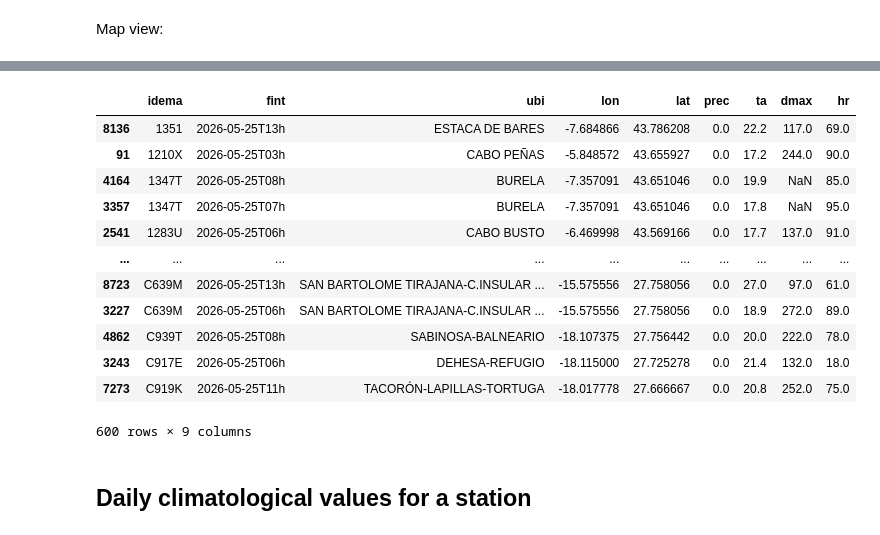
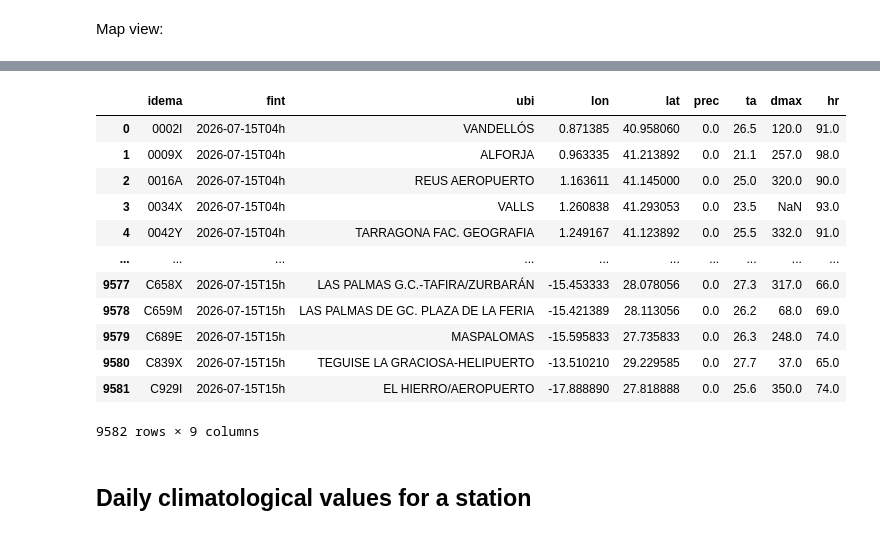
Before and after one commit to reddgr/energy-price-forecasting-in-power-grids, a Jupyter notebook: notebooks/04_AEMET_OpenData.ipynb, the cells around one changed output, grey strips where cells are left out. Drawn from its saved outputs; the diff is of its cells as text; code cells hidden in the pictures.

```diff
--- a/notebooks/04_AEMET_OpenData.ipynb
+++ b/notebooks/04_AEMET_OpenData.ipynb
@@ -198,19 +198,23 @@ ta: Temperatura instantánea del aire correspondiente a la fecha dada por 'fint'
 dmax: Dirección del viento máximo registrado en los 60 minutos anteriores a la hora indicada por 'fint' (grados)
 hr: Humedad relativa instantánea del aire correspondiente a la fecha dada por 'fint' (%)
 # %%
-N_OBS = 600
 observations_df = pd.DataFrame(observations)
 today_date = datetime.now().strftime("%Y%m%d")
 observations_df.to_csv(os.path.join(CSV_DIR, f"current_observations_{today_date}.csv"), index=False)
 fint_dt = pd.to_datetime(observations_df["fint"], errors="coerce")
 observations_df.loc[fint_dt.notna(), "fint"] = fint_dt.dt.strftime("%Y-%m-%dT%Hh")
+
 print("Sample observations:")
-sample_df = observations_df[main_fields].sample(N_OBS).sort_values("lat", ascending=False)
-sample_df.to_pickle(os.path.join(PKL_DIR, f"sample_observations_{today_date}.pkl"))
+SAMPLE_OBS = False
+N_OBS = 12
+if SAMPLE_OBS:
+    sample_df = observations_df[main_fields].sample(N_OBS).sort_values("lat", ascending=False)
+    # pd.options.display.float_format = '{:.2f}'.format
+    display(sample_df.style.hide(axis="index").format(precision=2))
+    # pd.reset_option("display.float_format")
 
-# pd.options.display.float_format = '{:.2f}'.format
-display(sample_df.head(10).style.hide(axis="index").format(precision=2))
-# pd.reset_option("display.float_format")
+else:
+    display(observations_df[main_fields].sample(10).style.hide(axis="index").format(precision=2))
 # %% [output]
 Sample observations:
 | idema | fint | ubi | lon | lat | prec | ta | dmax | hr |
@@ -228,11 +232,14 @@ Sample observations:
 Map view:
 # %%
 gdf = gpd.read_file(os.path.join(MAPS_DIR, "ne_110m_admin_0_countries.gpkg"))
-sample_locations = sample_df.copy()
+if SAMPLE_OBS:
+    plot_locations_df = sample_df.copy()
+else:
+    plot_locations_df = observations_df[main_fields]
 
 sample_points = gpd.GeoDataFrame(
-    sample_locations.copy(),
-    geometry=gpd.points_from_xy(sample_locations["lon"], sample_locations["lat"]),
+    plot_locations_df.copy(),
+    geometry=gpd.points_from_xy(plot_locations_df["lon"], plot_locations_df["lat"]),
     crs=4326,
 ).to_crs(epsg=3857)
 
@@ -265,19 +272,19 @@ plt.show()
 # %%
-sample_locations
+plot_locations_df
 # %% [output]
 |  | idema | fint | ubi | lon | lat | prec | ta | dmax | hr |
-| 8136 | 1351 | 2026-05-25T13h | ESTACA DE BARES | -7.684866 | 43.786208 | 0.0 | 22.2 | 117.0 | 69.0 |
-| 91 | 1210X | 2026-05-25T03h | CABO PEÑAS | -5.848572 | 43.655927 | 0.0 | 17.2 | 244.0 | 90.0 |
-| 4164 | 1347T | 2026-05-25T08h | BURELA | -7.357091 | 43.651046 | 0.0 | 19.9 | NaN | 85.0 |
-| 3357 | 1347T | 2026-05-25T07h | BURELA | -7.357091 | 43.651046 | 0.0 | 17.8 | NaN | 95.0 |
-| 2541 | 1283U | 2026-05-25T06h | CABO BUSTO | -6.469998 | 43.569166 | 0.0 | 17.7 | 137.0 | 91.0 |
+| 0 | 0002I | 2026-07-15T04h | VANDELLÓS | 0.871385 | 40.958060 | 0.0 | 26.5 | 120.0 | 91.0 |
+| 1 | 0009X | 2026-07-15T04h | ALFORJA | 0.963335 | 41.213892 | 0.0 | 21.1 | 257.0 | 98.0 |
+| 2 | 0016A | 2026-07-15T04h | REUS AEROPUERTO | 1.163611 | 41.145000 | 0.0 | 25.0 | 320.0 | 90.0 |
+| 3 | 0034X | 2026-07-15T04h | VALLS | 1.260838 | 41.293053 | 0.0 | 23.5 | NaN | 93.0 |
+| 4 | 0042Y | 2026-07-15T04h | TARRAGONA FAC. GEOGRAFIA | 1.249167 | 41.123892 | 0.0 | 25.5 | 332.0 | 91.0 |
 | ... | ... | ... | ... | ... | ... | ... | ... | ... | ... |
-| 8723 | C639M | 2026-05-25T13h | SAN BARTOLOME TIRAJANA-C.INSULAR ... | -15.575556 | 27.758056 | 0.0 | 27.0 | 97.0 | 61.0 |
-| 3227 | C639M | 2026-05-25T06h | SAN BARTOLOME TIRAJANA-C.INSULAR ... | -15.575556 | 27.758056 | 0.0 | 18.9 | 272.0 | 89.0 |
-| 4862 | C939T | 2026-05-25T08h | SABINOSA-BALNEARIO | -18.107375 | 27.756442 | 0.0 | 20.0 | 222.0 | 78.0 |
-| 3243 | C917E | 2026-05-25T06h | DEHESA-REFUGIO | -18.115000 | 27.725278 | 0.0 | 21.4 | 132.0 | 18.0 |
-| 7273 | C919K | 2026-05-25T11h | TACORÓN-LAPILLAS-TORTUGA | -18.017778 | 27.666667 | 0.0 | 20.8 | 252.0 | 75.0 |
+| 9577 | C658X | 2026-07-15T15h | LAS PALMAS G.C.-TAFIRA/ZURBARÁN | -15.453333 | 28.078056 | 0.0 | 27.3 | 317.0 | 66.0 |
+| 9578 | C659M | 2026-07-15T15h | LAS PALMAS DE GC. PLAZA DE LA FERIA | -15.421389 | 28.113056 | 0.0 | 26.2 | 68.0 | 69.0 |
+| 9579 | C689E | 2026-07-15T15h | MASPALOMAS | -15.595833 | 27.735833 | 0.0 | 26.3 | 248.0 | 74.0 |
+| 9580 | C839X | 2026-07-15T15h | TEGUISE LA GRACIOSA-HELIPUERTO | -13.510210 | 29.229585 | 0.0 | 27.7 | 37.0 | 65.0 |
+| 9581 | C929I | 2026-07-15T15h | EL HIERRO/AEROPUERTO | -17.888890 | 27.818888 | 0.0 | 25.6 | 350.0 | 74.0 |
-600 rows × 9 columns
+9582 rows × 9 columns
 # %% [markdown]
 ## Daily climatological values for a station
 # %%
```
Also changed, not shown: parts of 7 cells of this notebook, 3 other files.
